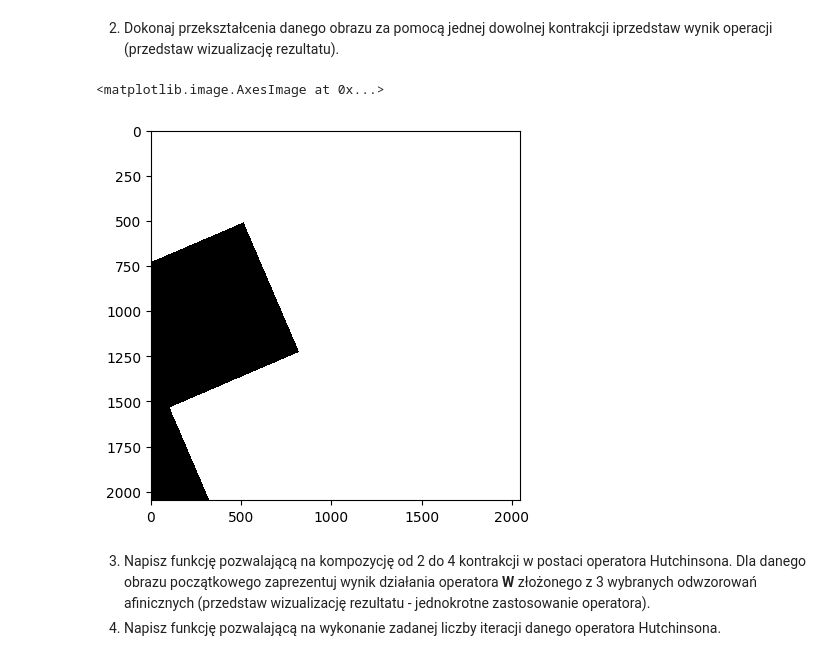
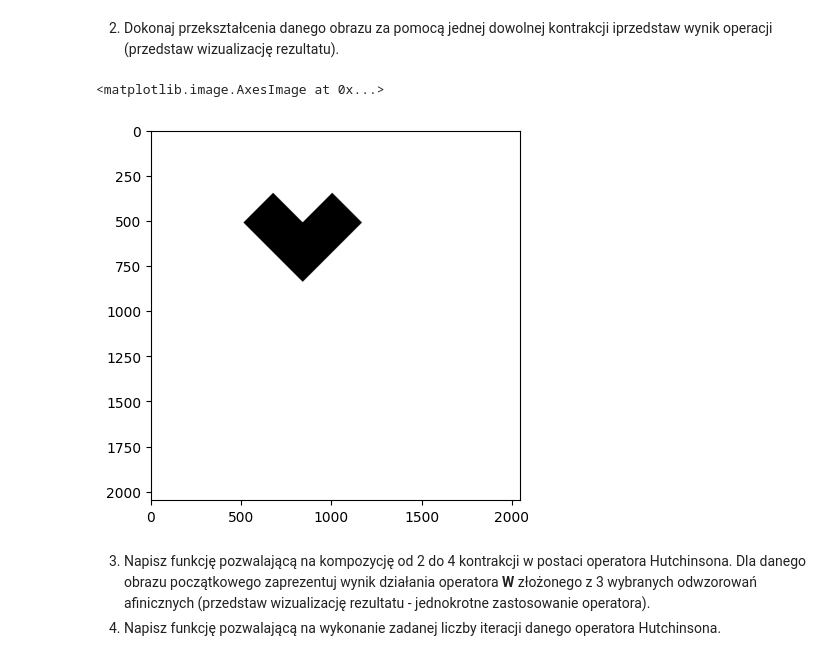
Before and after one commit to PKopel/ComplexSystems, a Jupyter notebook: lab2_ifs.ipynb, the cells around one changed output. Drawn from its saved outputs; the diff is of its cells as text; code cells hidden in the pictures.

```diff
--- a/lab2_ifs.ipynb
+++ b/lab2_ifs.ipynb
@@ -19,27 +19,27 @@ plt.imshow(image, cmap='binary')
 # %% [markdown]
 2. Dokonaj  przekształcenia  danego  obrazu  za  pomocą  jednej  dowolnej  kontrakcji  iprzedstaw wynik operacji (przedstaw wizualizację rezultatu).
 # %%
-transl = np.array([[.3,.7],
-                   [-.7,.3]])
+transl = np.array([[.16,-.16],
+                   [.16,.16]])
 shift = np.array([512,512])
 
 arr = np.column_stack(np.where(image == 1))
 
 new_arr = ((transl * arr[:, None]).sum(axis=2) + shift[None, :])
 
 new_arr = np.unique(new_arr, axis=0)
 new_arr = new_arr[np.logical_not(np.logical_or(
     np.logical_or(new_arr[:,0] > 2047, new_arr[:,0] < 0),
     np.logical_or(new_arr[:,1] > 2047, new_arr[:,1] < 0)
 ))]
 new_arr = tuple([a.flatten() for a in np.hsplit(new_arr.astype(int),2)])
 new_image = np.zeros(shape=(2048, 2048))
 new_image[new_arr] = 1
 
 plt.imshow(new_image, cmap='binary')
 # %% [output]
 <matplotlib.image.AxesImage at 0x...>
-[figure, old version]
+[figure, new version]
 # %% [markdown]
 3. Napisz funkcję pozwalającą na kompozycję od 2 do 4 kontrakcji w postaci operatora Hutchinsona. Dla danego obrazu początkowego zaprezentuj wynik działania operatora **W** złożonego z 3 wybranych odwzorowań afinicznych (przedstaw wizualizację rezultatu - jednokrotne zastosowanie operatora).
 4. Napisz funkcję pozwalającą na wykonanie zadanej liczby iteracji danego operatora Hutchinsona.
```
Also changed, not shown: parts of 7 cells of this notebook.
